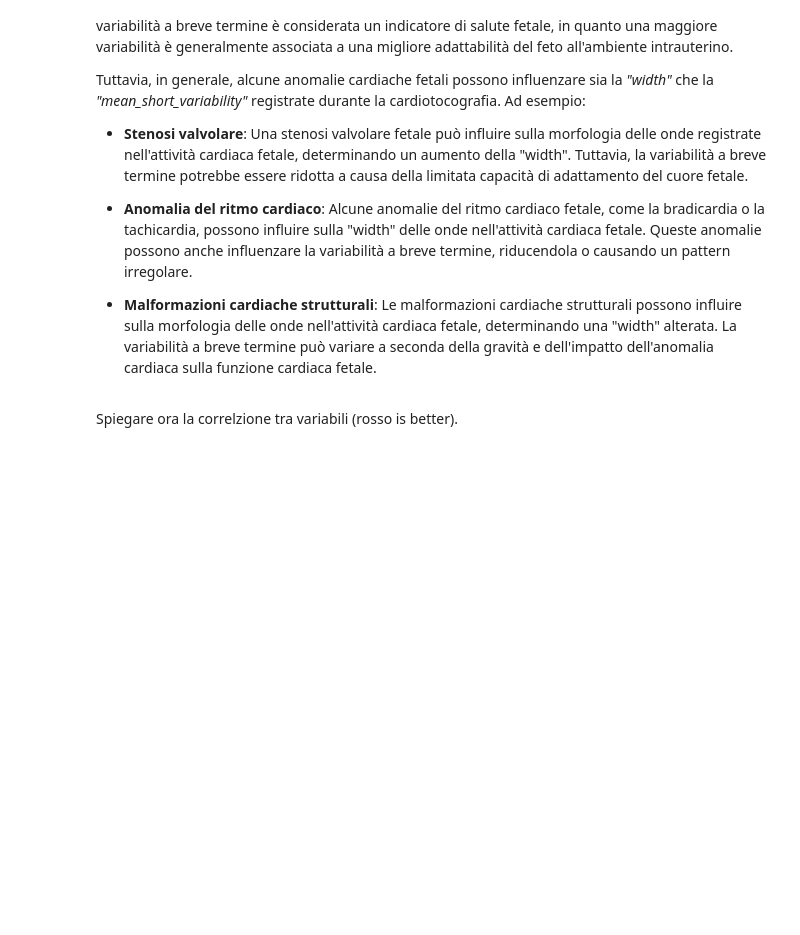
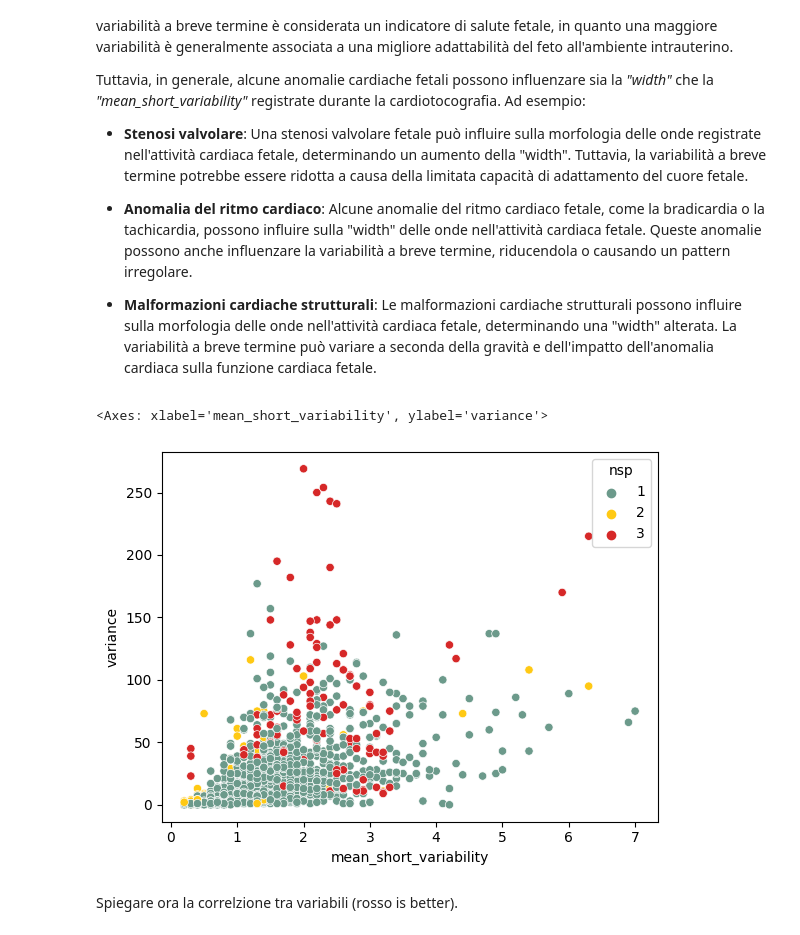
Before and after one commit to S-furi/CardioML, a Jupyter notebook: notebooks/cardio_ml.ipynb, the cells around one changed output. Saved outputs shown, nothing was run; the diff lists cells and outputs as text; code cells hidden in the pictures; blank space fills up the shorter version.

Commit message:
init scatterplot

```diff
--- a/notebooks/cardio_ml.ipynb
+++ b/notebooks/cardio_ml.ipynb
@@ -213,6 +213,11 @@ Tuttavia, in generale, alcune anomalie cardiache fetali possono influenzare sia
 * **Anomalia del ritmo cardiaco**: Alcune anomalie del ritmo cardiaco fetale, come la bradicardia o la tachicardia, possono influire sulla "width" delle onde nell'attività cardiaca fetale. Queste anomalie possono anche influenzare la variabilità a breve termine, riducendola o causando un pattern irregolare.
 
 * **Malformazioni cardiache strutturali**: Le malformazioni cardiache strutturali possono influire sulla morfologia delle onde nell'attività cardiaca fetale, determinando una "width" alterata. La variabilità a breve termine può variare a seconda della gravità e dell'impatto dell'anomalia cardiaca sulla funzione cardiaca fetale.
+# %%
+sns.scatterplot(data=df, x='mean_short_variability', y='variance', hue='nsp', palette=['#6c9a8b', '#ffc914', '#d62828'])
+# %% [output]
+<Axes: xlabel='mean_short_variability', ylabel='variance'>
+[figure, added]
 # %% [markdown]
 Spiegare ora la correlzione tra variabili (rosso is better).
 # %%
```
